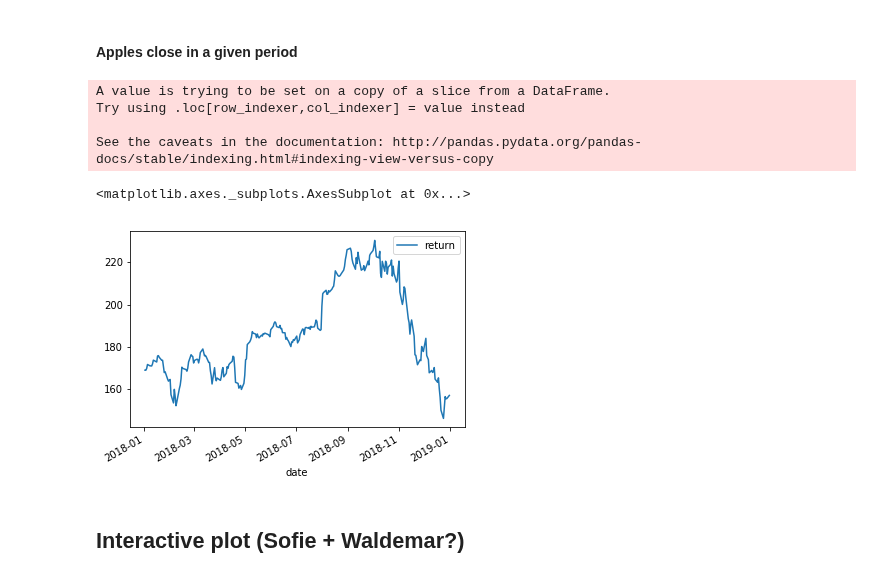
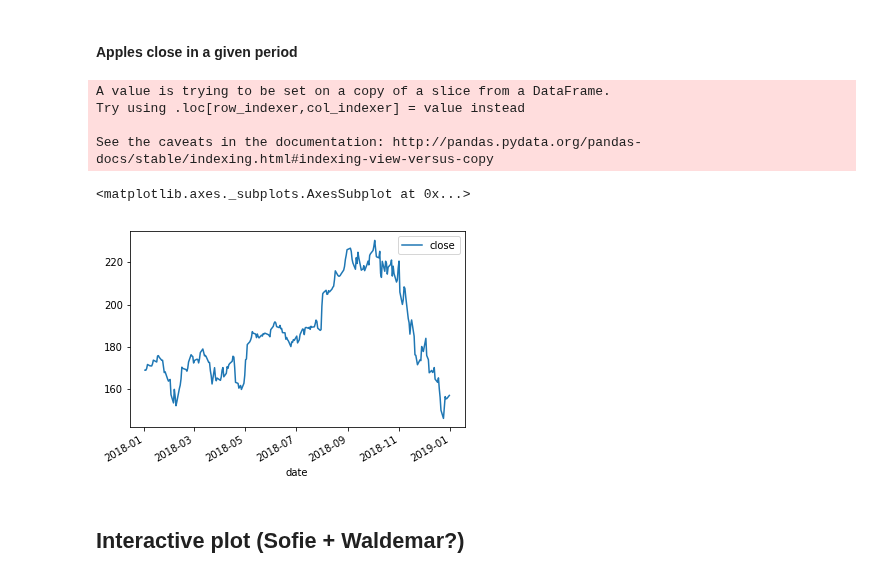
Before and after one commit to NumEconCopenhagen/projects-2019-wms, a Jupyter notebook: dataproject/dataProject.ipynb, the cells around one changed output. Cells and saved outputs as stored; diff of their text form; code cells hidden in the pictures.

```diff
--- a/dataproject/dataProject.ipynb
+++ b/dataproject/dataProject.ipynb
@@ -167,6 +168,6 @@ df_cc.shape #days and number of stocks
 # %%
 df_close_long = df_close.transpose() # transposing close data data
-df_close_long = pd.melt(df_close_long.reset_index() ,id_vars='index',var_name='date', value_name='return') # make data long for later use
+df_close_long = pd.melt(df_close_long.reset_index() ,id_vars='index',var_name='date', value_name='close') # make data long for later use
 df_close_long = df_close_long.merge(df_ticker[['symbol', 'name','sector']], how = 'left', left_on = 'index', right_on = 'symbol') # merging on sector
 df_close_long['year'] = df_close_long['date'].astype(str).str[:4] # Create new column with the year
 df_close_long = df_close_long.drop(columns=['index'])
@@ -314,16 +349,16 @@ end_date = '2019-01-01'
 # %%
 close_plot = df_close_long.loc[df_close_long['symbol'] == symbol]
 close_plot['date'] = pd.to_datetime(close_plot['date'], format='%Y-%m-%d') # change variable to date
 close_plot = close_plot.loc[df_close_long['date'] >= start_date]
 close_plot = close_plot.loc[close_plot['date'] <= end_date]
-close_plot.plot('date', 'return', kind = 'line')
+close_plot.plot('date', 'close', kind = 'line')
 # %% [output]
 A value is trying to be set on a copy of a slice from a DataFrame.
 Try using .loc[row_indexer,col_indexer] = value instead
 
 See the caveats in the documentation: http://pandas.pydata.org/pandas-docs/stable/indexing.html#indexing-view-versus-copy
 <matplotlib.axes._subplots.AxesSubplot at 0x...>
-[figure, old version]
+[figure, new version]
 # %% [markdown]
 ## Interactive plot (Sofie + Waldemar?)
 # %% [markdown]
```
Also changed, not shown: parts of 34 cells of this notebook.
